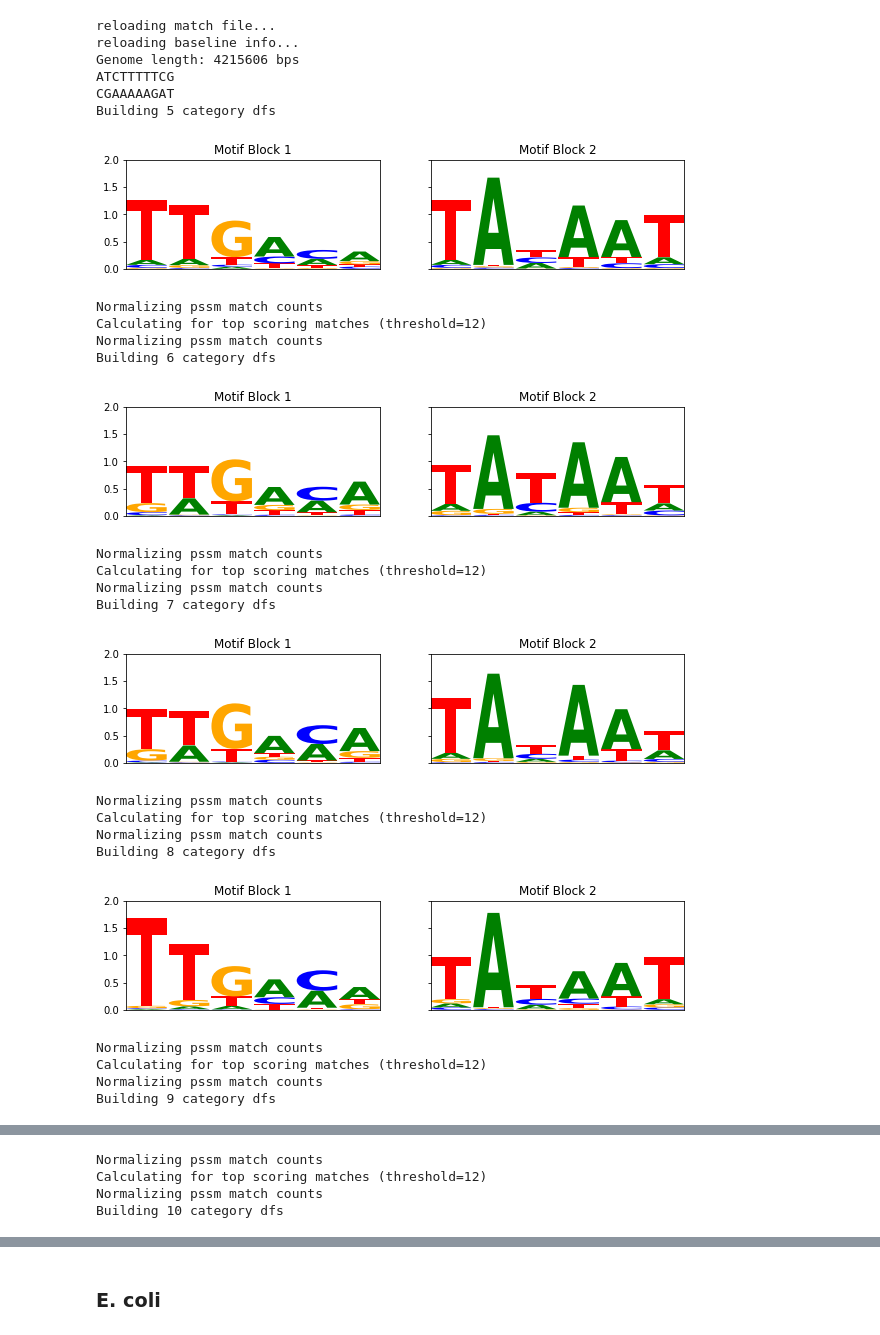
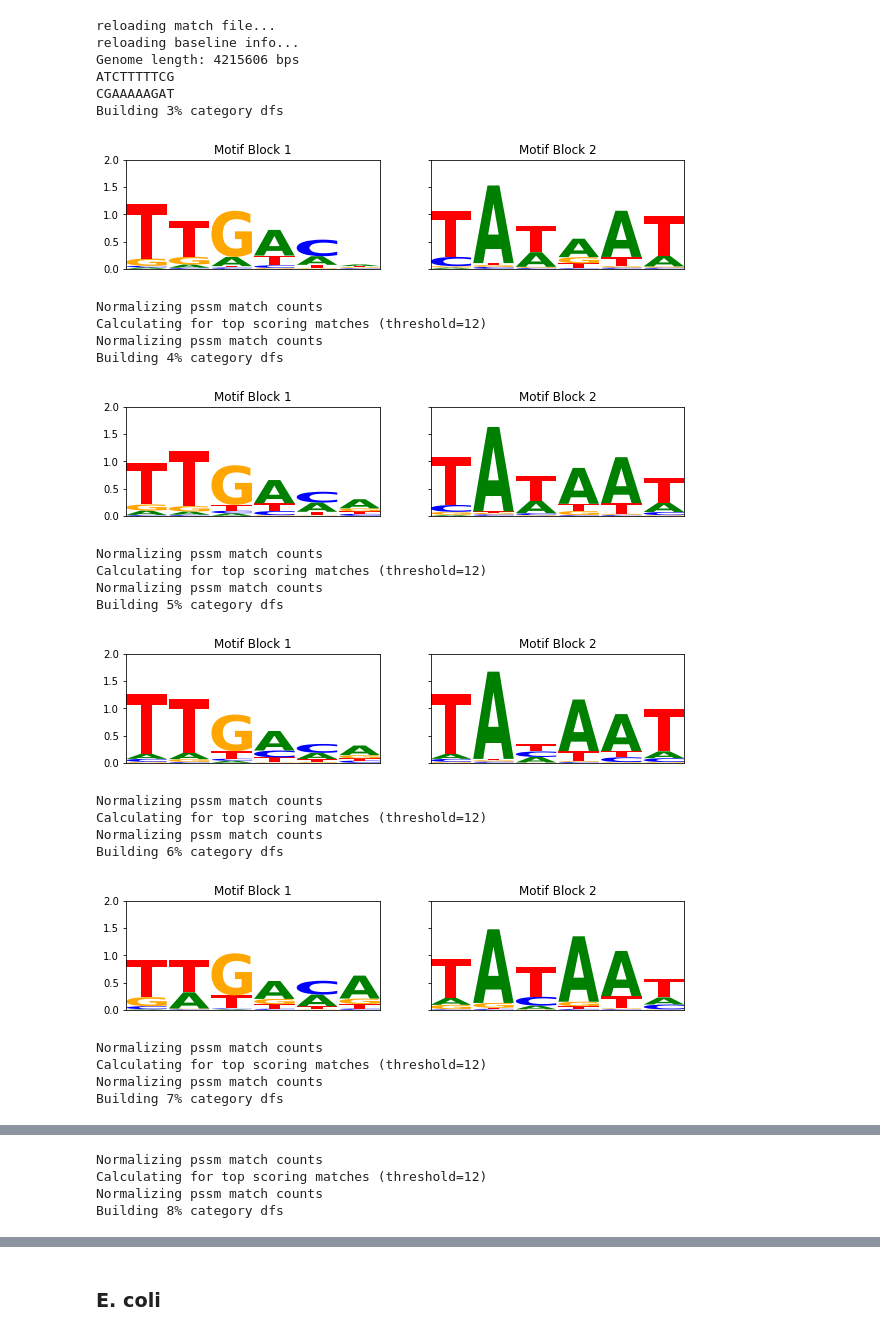
Before and after one commit to erinhwilson/promoter-id-from-rnaseq, a Jupyter notebook: tutorials/compare_consensus_predictions.ipynb, the cells around one changed output, grey strips where cells are left out. Drawn from its saved outputs; the diff is of its cells as text; code cells hidden in the pictures.

```diff
--- a/tutorials/compare_consensus_predictions.ipynb
+++ b/tutorials/compare_consensus_predictions.ipynb
@@ -296,34 +147,34 @@ Building 6 category dfs
 [figure]
 ... (9 outputs left out)
 # %%
-bs_match_file = "bsub5-10_all_motif_match_df.tsv"
+bs_match_file = "../bsub_out/bsub3-10_all_motif_match_df.tsv"
 bs_motif_dict, \
 bs_all_motif_match_cat_df, \
-bs_all_top_motif_match_cat_df = reload_match_df_info(bs_match_file,bs_f_dict,bs_gbFile)
+bs_all_top_motif_match_cat_df = cu.reload_match_df_info(bs_match_file,bs_f_dict,bs_gbFile)
 # %% [output]
 reloading match file...
 reloading baseline info...
 Genome length: 4215606 bps
 ATCTTTTTCG
 CGAAAAAGAT
-Building 5 category dfs
+Building 3% category dfs
-[figure, old version]
+[figure, new version]
 Normalizing pssm match counts
 Calculating for top scoring matches (threshold=12)
 Normalizing pssm match counts
-Building 6 category dfs
+Building 4% category dfs
-[figure, old version]
+[figure, new version]
 Normalizing pssm match counts
 Calculating for top scoring matches (threshold=12)
 Normalizing pssm match counts
-Building 7 category dfs
+Building 5% category dfs
-[figure, old version]
+[figure, new version]
 Normalizing pssm match counts
 Calculating for top scoring matches (threshold=12)
 Normalizing pssm match counts
-Building 8 category dfs
+Building 6% category dfs
-[figure, old version]
+[figure, new version]
 Normalizing pssm match counts
 Calculating for top scoring matches (threshold=12)
 Normalizing pssm match counts
-Building 9 category dfs
+Building 7% category dfs
@@ -331,4 +182,4 @@ Building 9 category dfs
 Normalizing pssm match counts
 Calculating for top scoring matches (threshold=12)
 Normalizing pssm match counts
-Building 10 category dfs
+Building 8% category dfs
```
Also changed, not shown: parts of 71 cells of this notebook, 1 other file.
